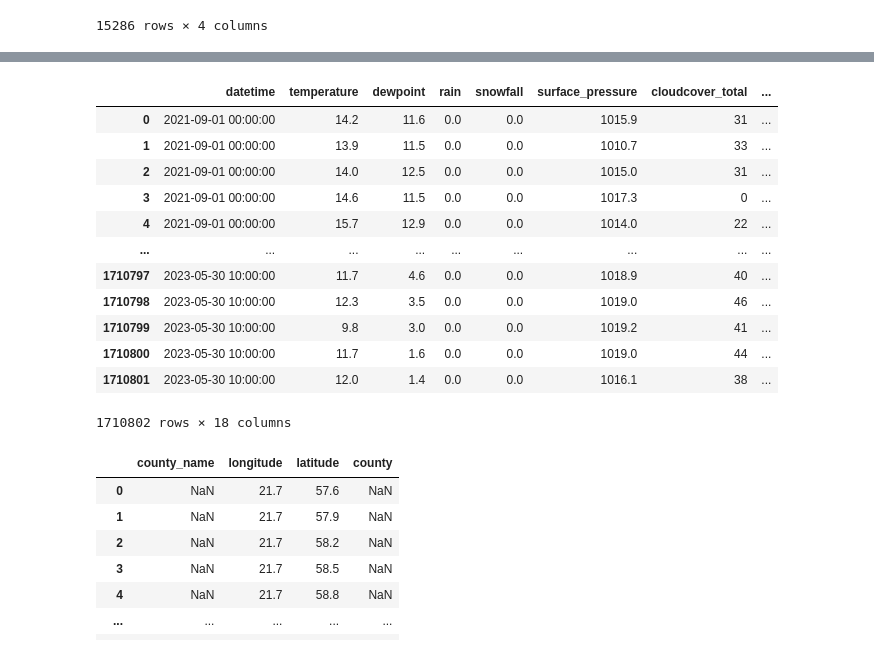
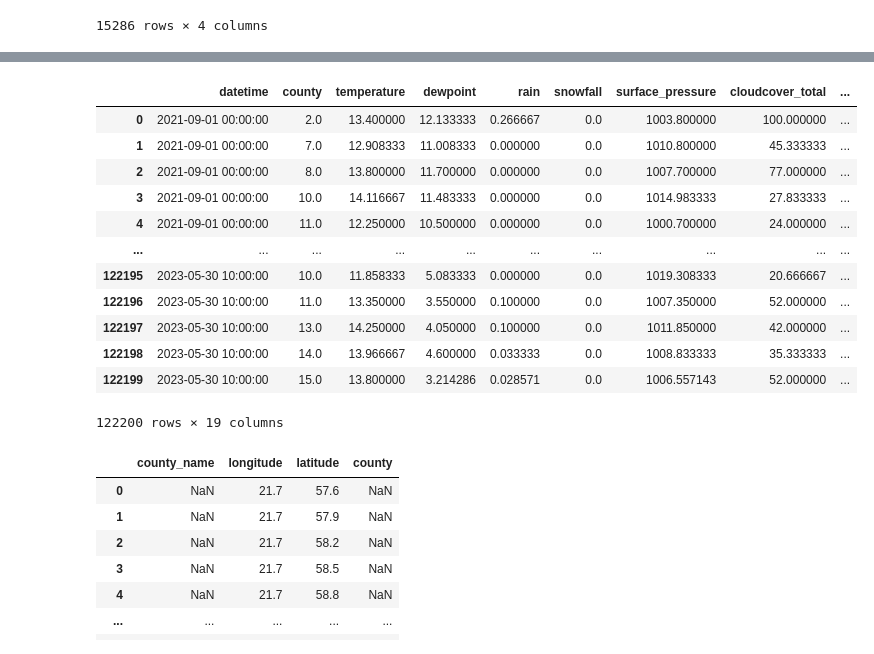
Before and after one commit to AnsonCHOWcm/Kaggle_Energy, a Jupyter notebook: EDA and Prediction.ipynb, the cells around one changed output, grey strips where cells are left out. Cells and saved outputs as stored; diff of their text form; code cells hidden in the pictures.

```diff
--- a/EDA and Prediction.ipynb
+++ b/EDA and Prediction.ipynb
@@ -4,12 +8,13 @@ import numpy as np
 # %%
 # read data
-train_df = pd.read_csv("train.csv")
-clients_df = pd.read_csv("client.csv")
-gas_price_df = pd.read_csv("gas_prices.csv")
-electricity_price_df = pd.read_csv("electricity_prices.csv")
-forecast_weather_df = pd.read_csv("forecast_weather.csv")
-histo_weather_df = pd.read_csv("historical_weather.csv")
-weather_station_country_map = pd.read_csv("weather_station_to_county_mapping.csv")
+train_df = pd.read_csv("data/train.csv")
+train_df.dropna(inplace = True)
+clients_df = pd.read_csv("data/client.csv")
+gas_price_df = pd.read_csv("data/preprocess_gas_price.csv")
+electricity_price_df = pd.read_csv("data/preprocess_electricity_price.csv")
+preprocess_forecast_weather_df = pd.read_csv("data/preprocess_forecast_weather.csv")
+preprocess_histo_weather_df = pd.read_csv("data/preprocess_histo_weather.csv")
+weather_station_country_map = pd.read_csv("data/weather_station_to_county_mapping.csv")
 # %%
 train_df
 # %% [output]
@@ -93,19 +98,19 @@ forecast_weather_df
 # %%
-histo_weather_df
+preprocess_histo_weather_df
 # %% [output]
-|  | datetime | temperature | dewpoint | rain | snowfall | surface_pressure | cloudcover_total | ... |
-| 0 | 2021-09-01 00:00:00 | 14.2 | 11.6 | 0.0 | 0.0 | 1015.9 | 31 | ... |
-| 1 | 2021-09-01 00:00:00 | 13.9 | 11.5 | 0.0 | 0.0 | 1010.7 | 33 | ... |
-| 2 | 2021-09-01 00:00:00 | 14.0 | 12.5 | 0.0 | 0.0 | 1015.0 | 31 | ... |
-| 3 | 2021-09-01 00:00:00 | 14.6 | 11.5 | 0.0 | 0.0 | 1017.3 | 0 | ... |
-| 4 | 2021-09-01 00:00:00 | 15.7 | 12.9 | 0.0 | 0.0 | 1014.0 | 22 | ... |
-| ... | ... | ... | ... | ... | ... | ... | ... | ... |
-| 1710797 | 2023-05-30 10:00:00 | 11.7 | 4.6 | 0.0 | 0.0 | 1018.9 | 40 | ... |
-| 1710798 | 2023-05-30 10:00:00 | 12.3 | 3.5 | 0.0 | 0.0 | 1019.0 | 46 | ... |
-| 1710799 | 2023-05-30 10:00:00 | 9.8 | 3.0 | 0.0 | 0.0 | 1019.2 | 41 | ... |
-| 1710800 | 2023-05-30 10:00:00 | 11.7 | 1.6 | 0.0 | 0.0 | 1019.0 | 44 | ... |
-| 1710801 | 2023-05-30 10:00:00 | 12.0 | 1.4 | 0.0 | 0.0 | 1016.1 | 38 | ... |
+|  | datetime | county | temperature | dewpoint | rain | snowfall | surface_pressure | cloudcover_total | ... |
+| 0 | 2021-09-01 00:00:00 | 2.0 | 13.400000 | 12.133333 | 0.266667 | 0.0 | 1003.800000 | 100.000000 | ... |
+| 1 | 2021-09-01 00:00:00 | 7.0 | 12.908333 | 11.008333 | 0.000000 | 0.0 | 1010.800000 | 45.333333 | ... |
+| 2 | 2021-09-01 00:00:00 | 8.0 | 13.800000 | 11.700000 | 0.000000 | 0.0 | 1007.700000 | 77.000000 | ... |
+| 3 | 2021-09-01 00:00:00 | 10.0 | 14.116667 | 11.483333 | 0.000000 | 0.0 | 1014.983333 | 27.833333 | ... |
+| 4 | 2021-09-01 00:00:00 | 11.0 | 12.250000 | 10.500000 | 0.000000 | 0.0 | 1000.700000 | 24.000000 | ... |
+| ... | ... | ... | ... | ... | ... | ... | ... | ... | ... |
+| 122195 | 2023-05-30 10:00:00 | 10.0 | 11.858333 | 5.083333 | 0.000000 | 0.0 | 1019.308333 | 20.666667 | ... |
+| 122196 | 2023-05-30 10:00:00 | 11.0 | 13.350000 | 3.550000 | 0.100000 | 0.0 | 1007.350000 | 52.000000 | ... |
+| 122197 | 2023-05-30 10:00:00 | 13.0 | 14.250000 | 4.050000 | 0.100000 | 0.0 | 1011.850000 | 42.000000 | ... |
+| 122198 | 2023-05-30 10:00:00 | 14.0 | 13.966667 | 4.600000 | 0.033333 | 0.0 | 1008.833333 | 35.333333 | ... |
+| 122199 | 2023-05-30 10:00:00 | 15.0 | 13.800000 | 3.214286 | 0.028571 | 0.0 | 1006.557143 | 52.000000 | ... |
-1710802 rows × 18 columns
+122200 rows × 19 columns
 # %%
 weather_station_country_map
 # %% [output]
```
Also changed, not shown: parts of 39 cells of this notebook.
